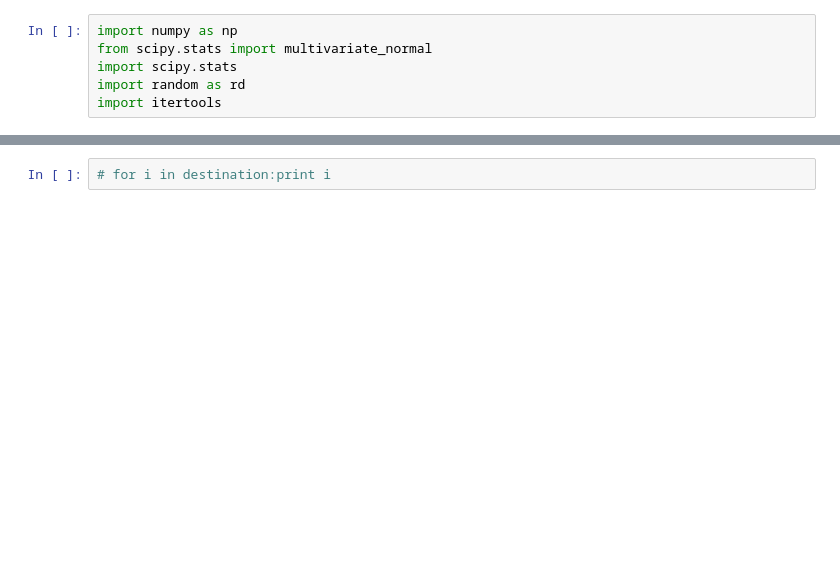
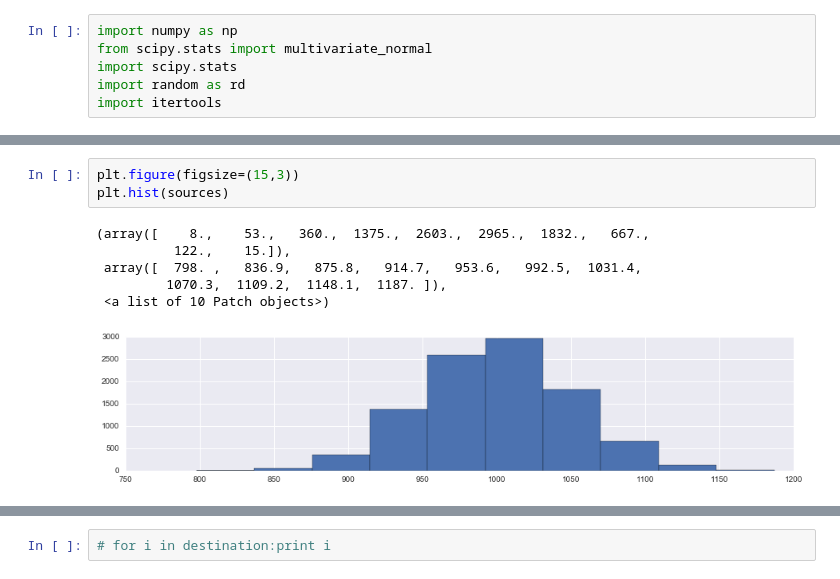
Before and after one commit to cors/labs, a Jupyter notebook: Round robin load ballancing problem solve.ipynb, the cells around one changed output, grey strips where cells are left out. Drawn from its saved outputs; the diff is of its cells as text; blank space fills up the shorter version.

```diff
--- a/Round robin load ballancing problem solve.ipynb
+++ b/Round robin load ballancing problem solve.ipynb
@@ -42,3 +52,13 @@ plt.show()
+# %%
+plt.figure(figsize=(15,3))
+plt.hist(sources)
+# %% [output]
+(array([    8.,    53.,   360.,  1375.,  2603.,  2965.,  1832.,   667.,
+          122.,    15.]),
+ array([  798. ,   836.9,   875.8,   914.7,   953.6,   992.5,  1031.4,
+         1070.3,  1109.2,  1148.1,  1187. ]),
+ <a list of 10 Patch objects>)
+[figure, added]
 # %%
 len(sources)
 # %% [output]
```
Also changed, not shown: parts of 23 cells of this notebook.
